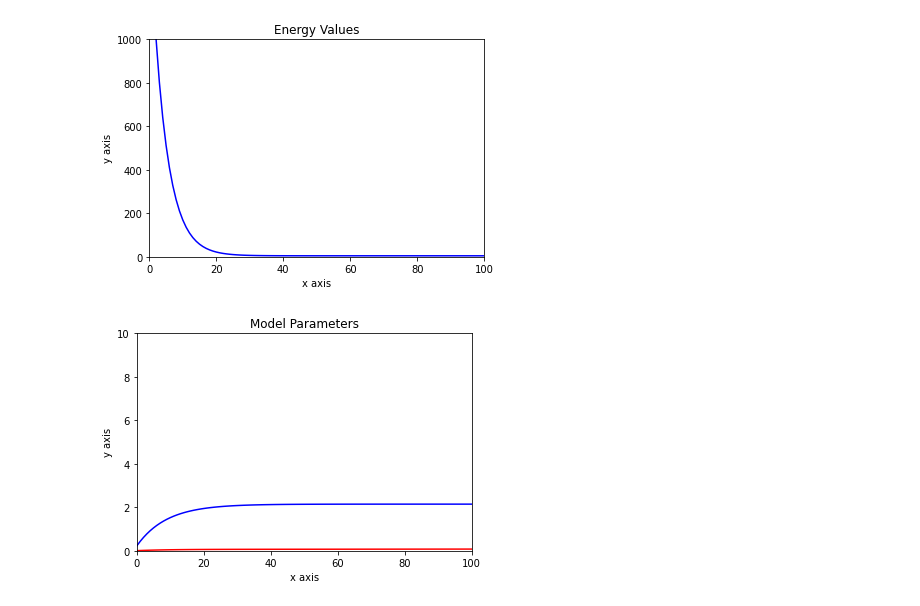
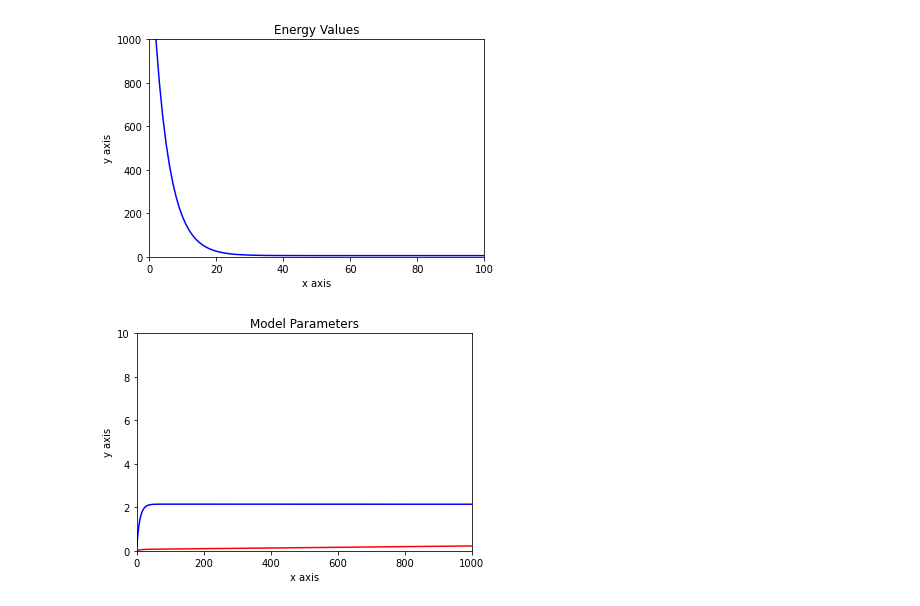
Before and after one commit to janghyukjin/MachineLearning, a Jupyter notebook: Assignment2.ipynb, the cells around one changed output. Drawn from its saved outputs; the diff is of its cells as text; code cells hidden in the pictures.

```diff
--- a/Assignment2.ipynb
+++ b/Assignment2.ipynb
@@ -96,13 +96,13 @@ plt.show()
 # %%
 #display  model parameters
 plt.plot(jx,theta,'r-')
 plt.plot(jx,theta2,'b-')
 
 plt.xlabel('x axis')
 plt.ylabel('y axis')
 plt.title('Model Parameters')
-plt.xlim(0, 100)
+plt.xlim(0, 1000)
 plt.ylim(0, 10)
 plt.show()
 # %% [output]
-[figure, old version]
+[figure, new version]
```
Also changed, not shown: parts of 2 cells of this notebook.
